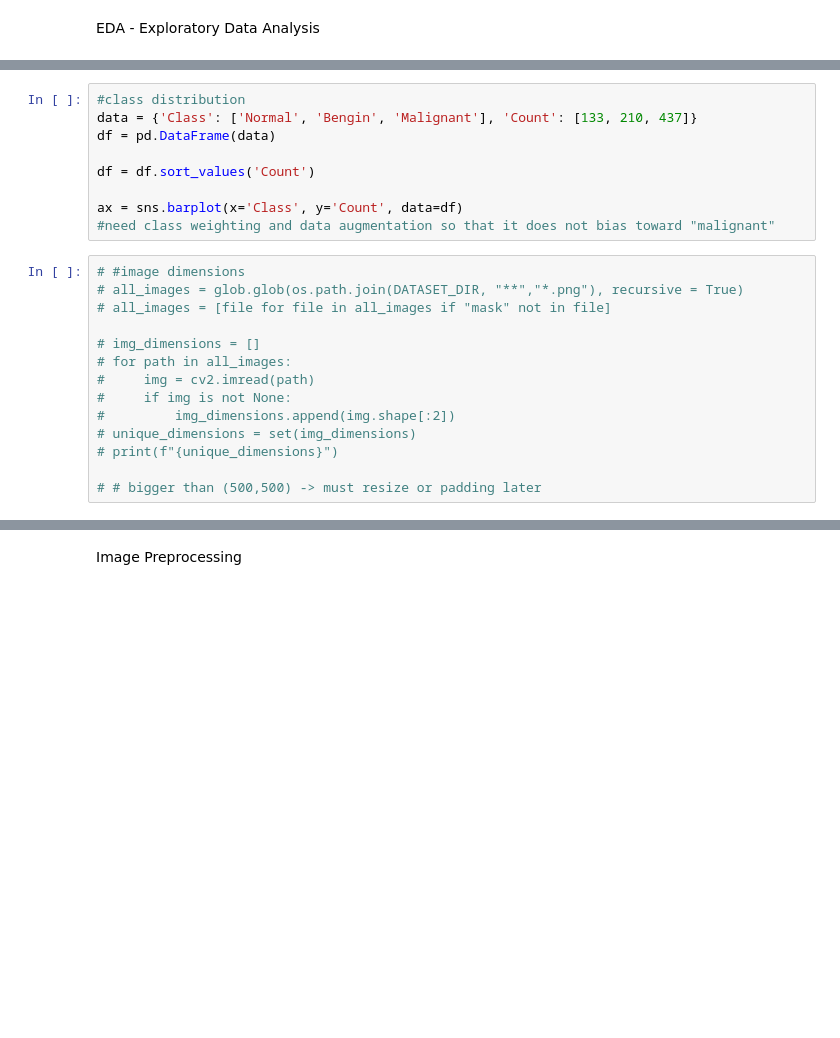
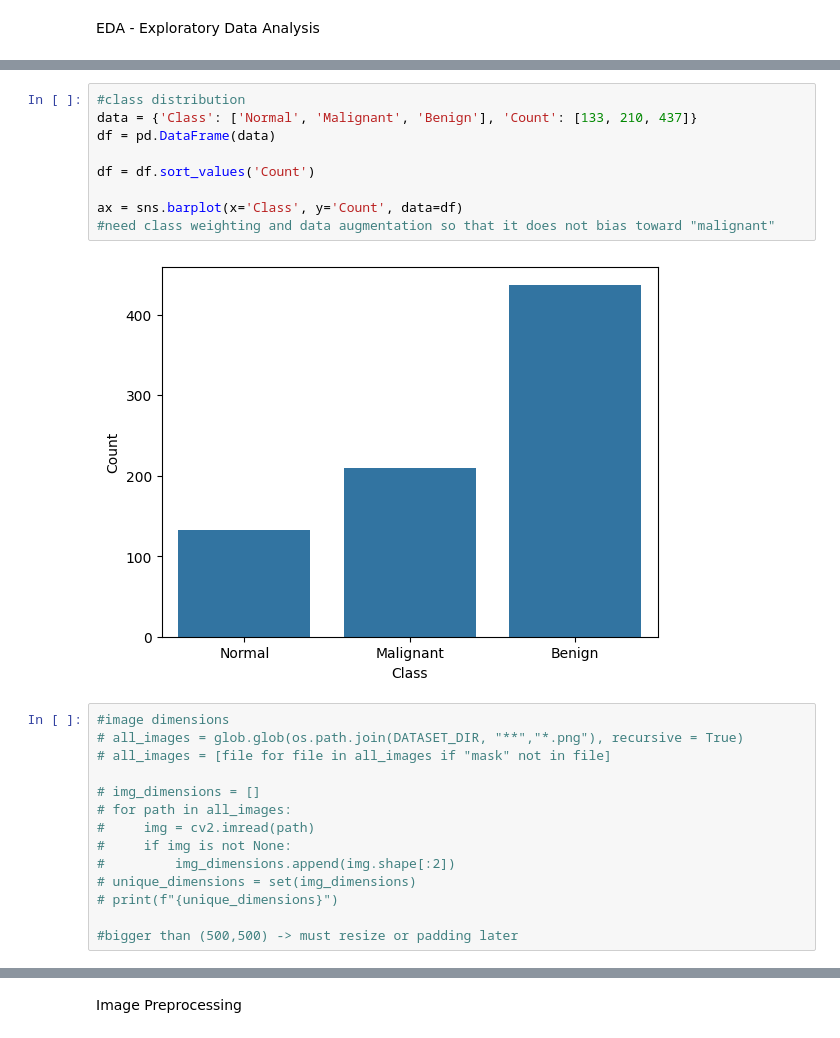
Before and after one commit to TabbyDaCatto/Thesis__Explainable-AI-using-Breast-Ultrasound-Image-BUSI-dataset, a Jupyter notebook: notebooks/tesi-maxxing.ipynb, the cells around one changed output, grey strips where cells are left out. Cells and saved outputs as stored; diff of their text form; blank space fills up the shorter version.

```diff
--- a/notebooks/tesi-maxxing.ipynb
+++ b/notebooks/tesi-maxxing.ipynb
@@ -130,14 +142,16 @@ else:
 # %%
 #class distribution
-data = {'Class': ['Normal', 'Bengin', 'Malignant'], 'Count': [133, 210, 437]}
+data = {'Class': ['Normal', 'Malignant', 'Benign'], 'Count': [133, 210, 437]}
 df = pd.DataFrame(data)
 
 df = df.sort_values('Count')
 
 ax = sns.barplot(x='Class', y='Count', data=df)
 #need class weighting and data augmentation so that it does not bias toward "malignant"
+# %% [output]
+[figure, added]
 # %%
-# #image dimensions
+#image dimensions
 # all_images = glob.glob(os.path.join(DATASET_DIR, "**","*.png"), recursive = True)
 # all_images = [file for file in all_images if "mask" not in file]
 
@@ -149,5 +163,5 @@ ax = sns.barplot(x='Class', y='Count', data=df)
 # unique_dimensions = set(img_dimensions)
 # print(f"{unique_dimensions}")
 
-# # bigger than (500,500) -> must resize or padding later
+#bigger than (500,500) -> must resize or padding later
 # %%
```
Also changed, not shown: parts of 20 cells of this notebook.
